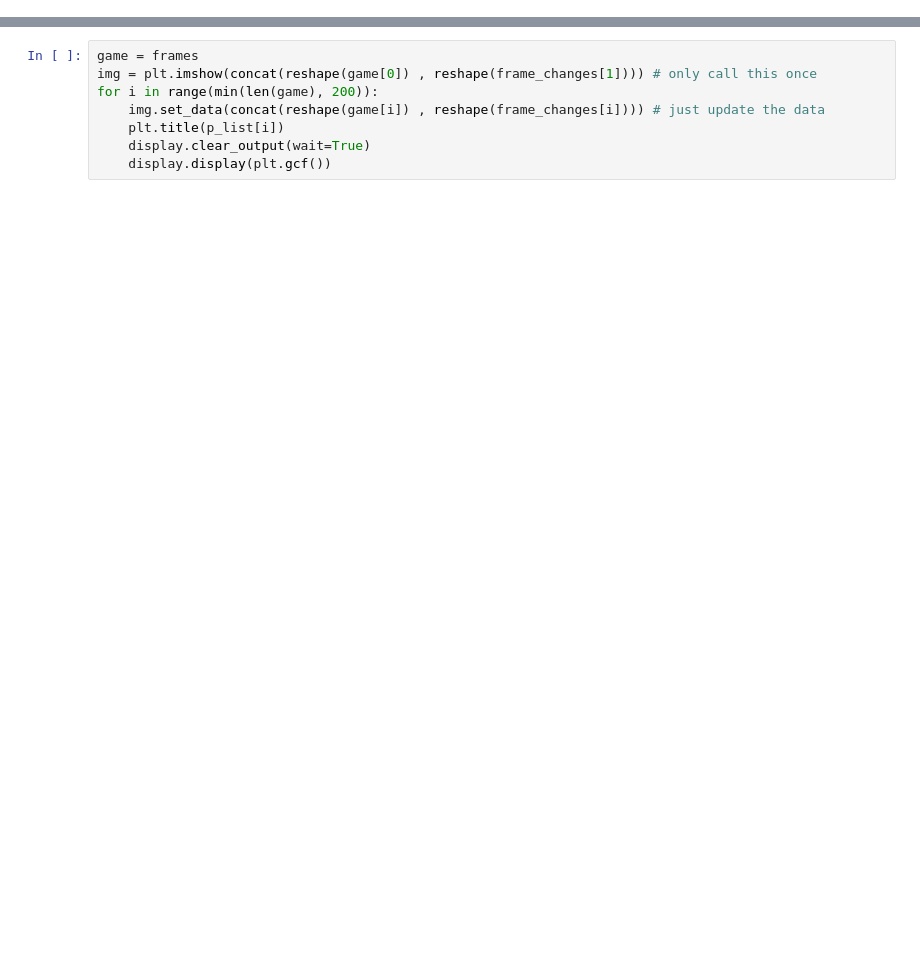
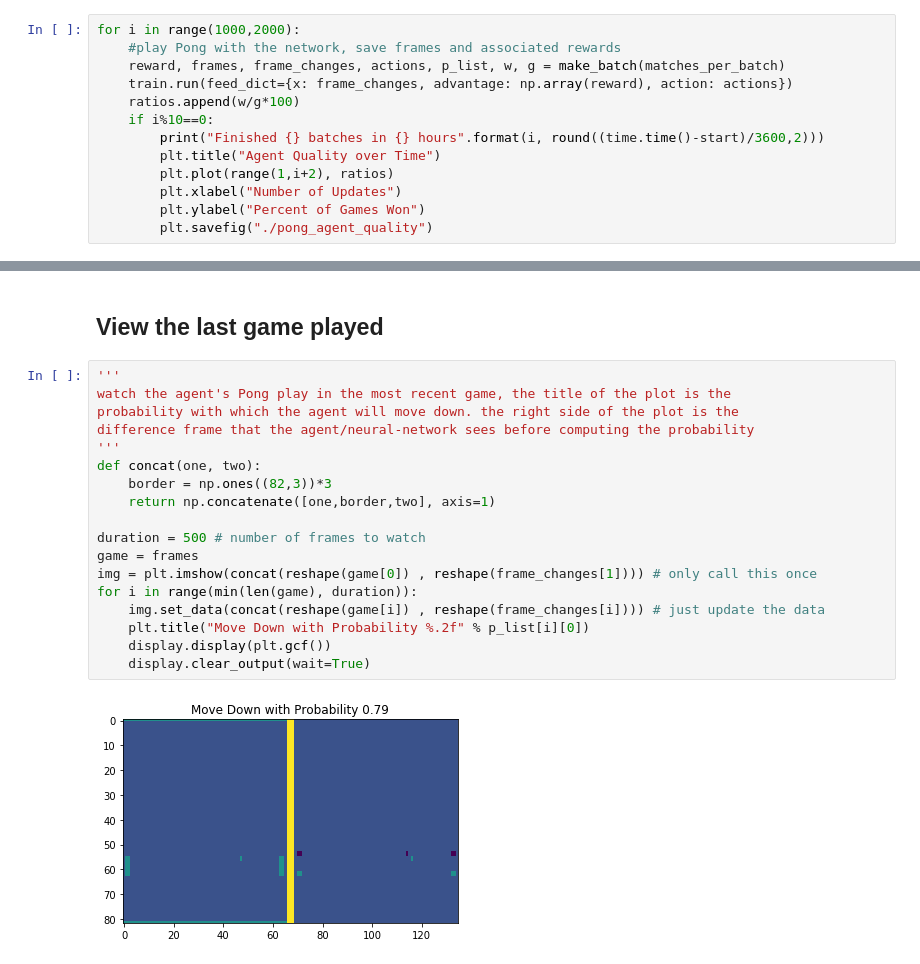
Before and after one commit to bbartoldson/examples, a Jupyter notebook: pong/pong.ipynb, the cells around one changed output, grey strips where cells are left out. Drawn from its saved outputs; the diff is of its cells as text; blank space fills up the shorter version.

Commit message:
update pong

```diff
--- a/pong/pong.ipynb
+++ b/pong/pong.ipynb
@@ -227,0 +219,13 @@ Finished 55 batches in 0.52 hours, [(50, 1.4175035), (51, 1.4175534), (52, 1.417
+# %%
+for i in range(1000,2000):
+    #play Pong with the network, save frames and associated rewards
+    reward, frames, frame_changes, actions, p_list, w, g = make_batch(matches_per_batch)
+    train.run(feed_dict={x: frame_changes, advantage: np.array(reward), action: actions})
+    ratios.append(w/g*100)
+    if i%10==0:
+        print("Finished {} batches in {} hours".format(i, round((time.time()-start)/3600,2)))
+        plt.title("Agent Quality over Time")
+        plt.plot(range(1,i+2), ratios)
+        plt.xlabel("Number of Updates")
+        plt.ylabel("Percent of Games Won")
+        plt.savefig("./pong_agent_quality")
@@ -228,8 +242,22 @@ Finished 55 batches in 0.52 hours, [(50, 1.4175035), (51, 1.4175534), (52, 1.417
+# %% [markdown]
+## View the last game played
 # %%
+'''
+watch the agent's Pong play in the most recent game, the title of the plot is the
+probability with which the agent will move down. the right side of the plot is the
+difference frame that the agent/neural-network sees before computing the probability
+'''
+def concat(one, two):
+    border = np.ones((82,3))*3
+    return np.concatenate([one,border,two], axis=1)
+
+duration = 500 # number of frames to watch
 game = frames
 img = plt.imshow(concat(reshape(game[0]) , reshape(frame_changes[1]))) # only call this once
-for i in range(min(len(game), 200)):
+for i in range(min(len(game), duration)):
     img.set_data(concat(reshape(game[i]) , reshape(frame_changes[i]))) # just update the data
-    plt.title(p_list[i])
+    plt.title("Move Down with Probability %.2f" % p_list[i][0])
+    display.display(plt.gcf())
     display.clear_output(wait=True)
-    display.display(plt.gcf())
+# %% [output]
+[figure, added]
```
Also changed, not shown: parts of 11 cells of this notebook.
